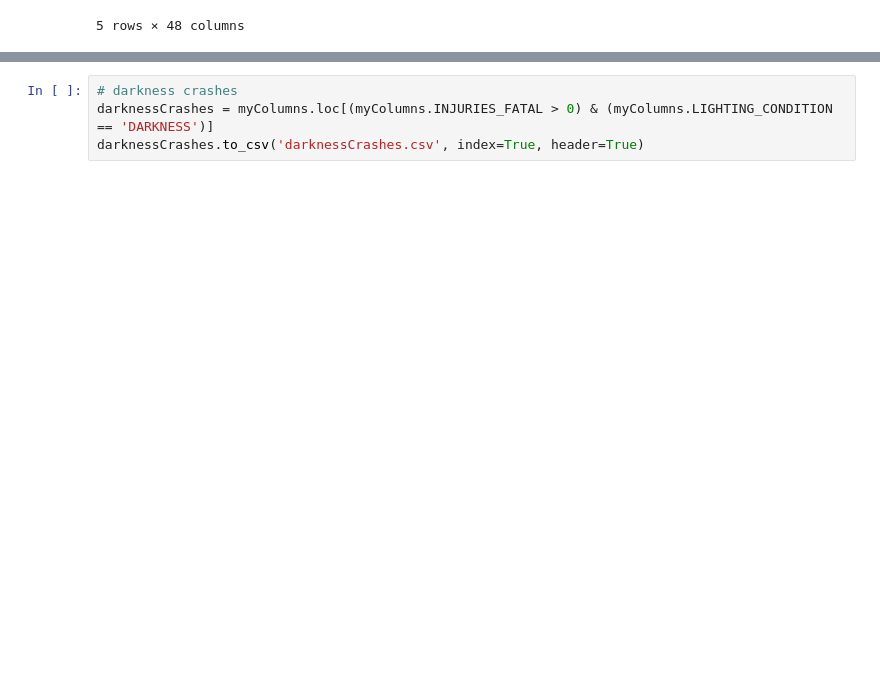
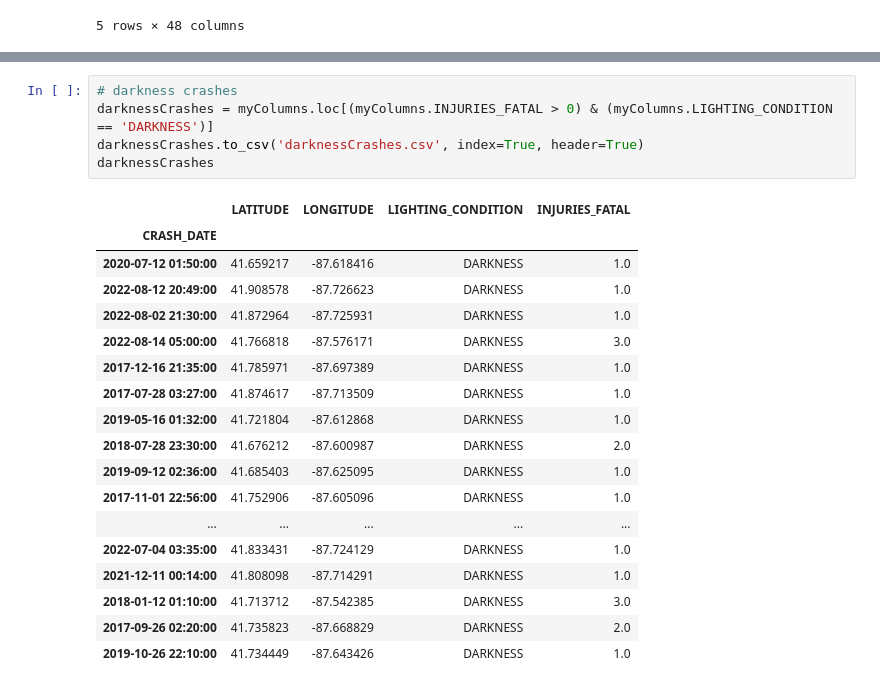
Before and after one commit to zuke0000/Data-Visualization, a Jupyter notebook: Untitled.ipynb, the cells around one changed output, grey strips where cells are left out. Drawn from its saved outputs; the diff is of its cells as text; blank space fills up the shorter version.

```diff
--- a/Untitled.ipynb
+++ b/Untitled.ipynb
@@ -19,4 +40,24 @@ daylightCrashes.to_csv('daylightCrashes.csv', index=True, header=True)
 # %%
 # darkness crashes
 darknessCrashes = myColumns.loc[(myColumns.INJURIES_FATAL > 0) & (myColumns.LIGHTING_CONDITION == 'DARKNESS')]
 darknessCrashes.to_csv('darknessCrashes.csv', index=True, header=True)
+darknessCrashes
+# %% [output]
+|  | LATITUDE | LONGITUDE | LIGHTING_CONDITION | INJURIES_FATAL |
+| CRASH_DATE |  |  |  |  |
+| 2020-07-12 01:50:00 | 41.659217 | -87.618416 | DARKNESS | 1.0 |
+| 2022-08-12 20:49:00 | 41.908578 | -87.726623 | DARKNESS | 1.0 |
+| 2022-08-02 21:30:00 | 41.872964 | -87.725931 | DARKNESS | 1.0 |
+| 2022-08-14 05:00:00 | 41.766818 | -87.576171 | DARKNESS | 3.0 |
+| 2017-12-16 21:35:00 | 41.785971 | -87.697389 | DARKNESS | 1.0 |
+| 2017-07-28 03:27:00 | 41.874617 | -87.713509 | DARKNESS | 1.0 |
+| 2019-05-16 01:32:00 | 41.721804 | -87.612868 | DARKNESS | 1.0 |
+| 2018-07-28 23:30:00 | 41.676212 | -87.600987 | DARKNESS | 2.0 |
+| 2019-09-12 02:36:00 | 41.685403 | -87.625095 | DARKNESS | 1.0 |
+| 2017-11-01 22:56:00 | 41.752906 | -87.605096 | DARKNESS | 1.0 |
+| ... | ... | ... | ... | ... |
+| 2022-07-04 03:35:00 | 41.833431 | -87.724129 | DARKNESS | 1.0 |
+| 2021-12-11 00:14:00 | 41.808098 | -87.714291 | DARKNESS | 1.0 |
+| 2018-01-12 01:10:00 | 41.713712 | -87.542385 | DARKNESS | 3.0 |
+| 2017-09-26 02:20:00 | 41.735823 | -87.668829 | DARKNESS | 2.0 |
+| 2019-10-26 22:10:00 | 41.734449 | -87.643426 | DARKNESS | 1.0 |
```
Also changed, not shown: parts of 1 cell of this notebook, 1 other file.
